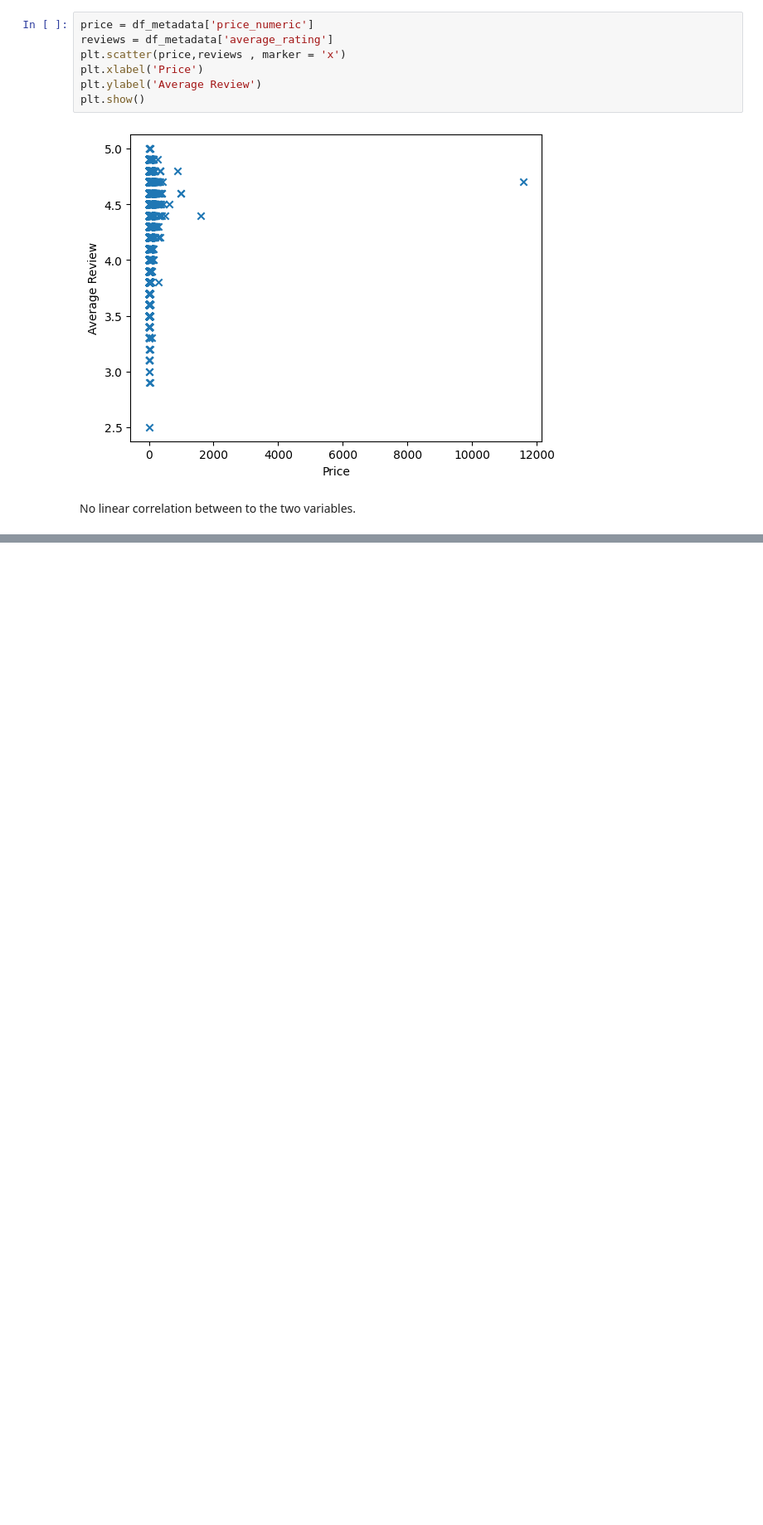
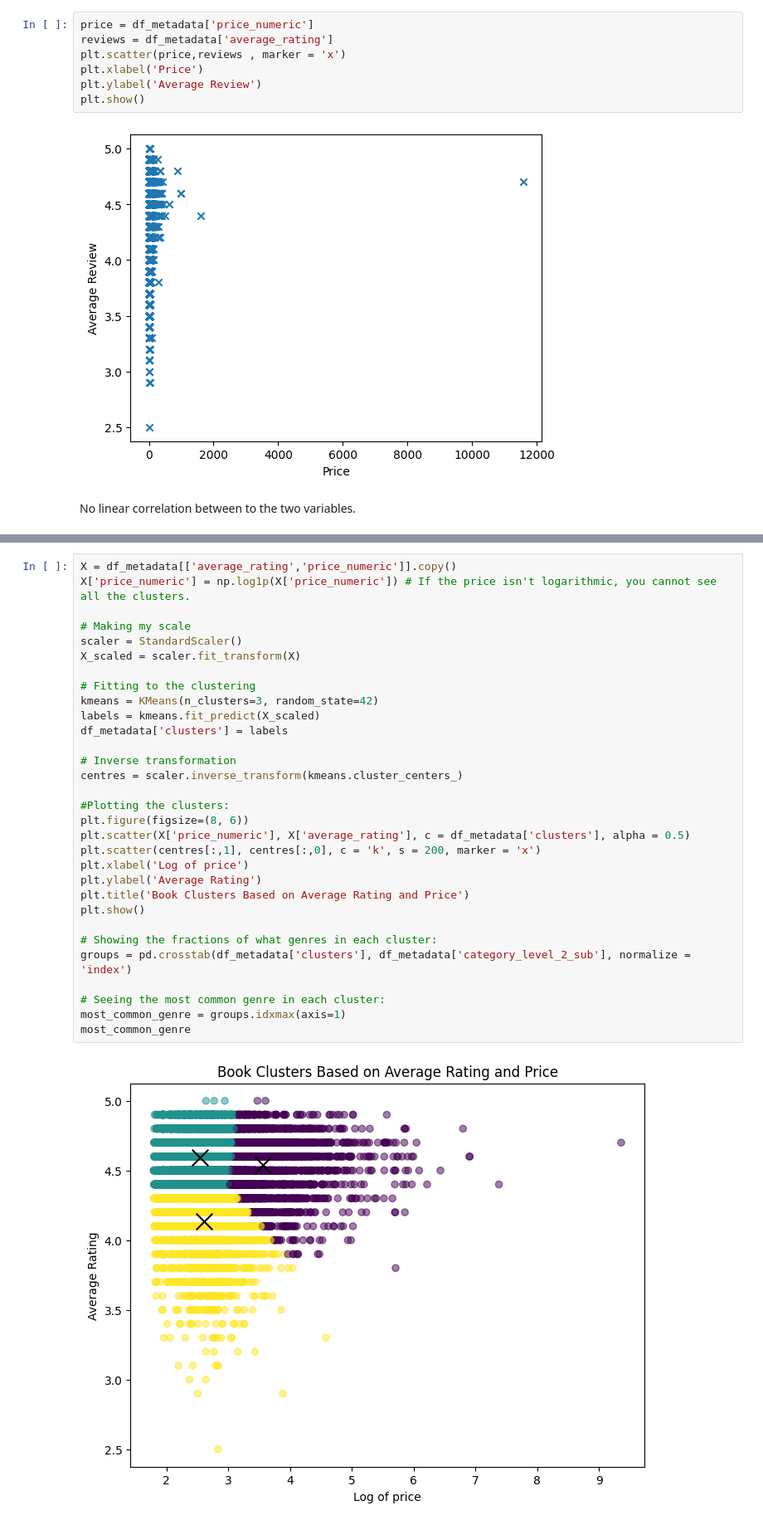
Before and after one commit to up2107357/ACT-CW2---UP2107357, a Jupyter notebook: py/Question_1.ipynb, the cells around one changed output, grey strips where cells are left out. Shown at 83% size. Saved outputs shown, nothing was run; the diff lists cells and outputs as text; blank space fills up the shorter version.

```diff
--- a/py/Question_1.ipynb
+++ b/py/Question_1.ipynb
@@ -52,0 +55,33 @@ Seeing as there were no correlations between the variables that were chosen for
+# %%
+X = df_metadata[['average_rating','price_numeric']].copy()
+X['price_numeric'] = np.log1p(X['price_numeric']) # If the price isn't logarithmic, you cannot see all the clusters.
+
+# Making my scale
+scaler = StandardScaler()
+X_scaled = scaler.fit_transform(X)
+
+# Fitting to the clustering
+kmeans = KMeans(n_clusters=3, random_state=42)
+labels = kmeans.fit_predict(X_scaled)
+df_metadata['clusters'] = labels
+
+# Inverse transformation
+centres = scaler.inverse_transform(kmeans.cluster_centers_)
+
+#Plotting the clusters:
+plt.figure(figsize=(8, 6))
+plt.scatter(X['price_numeric'], X['average_rating'], c = df_metadata['clusters'], alpha = 0.5)
+plt.scatter(centres[:,1], centres[:,0], c = 'k', s = 200, marker = 'x')
+plt.xlabel('Log of price')
+plt.ylabel('Average Rating')
+plt.title('Book Clusters Based on Average Rating and Price')
+plt.show()
+
+# Showing the fractions of what genres in each cluster:
+groups = pd.crosstab(df_metadata['clusters'], df_metadata['category_level_2_sub'], normalize = 'index')
+
+# Seeing the most common genre in each cluster:
+most_common_genre = groups.idxmax(axis=1)
+most_common_genre
+# %% [output]
+[figure, added]
```
Also changed, not shown: parts of 8 cells of this notebook.
